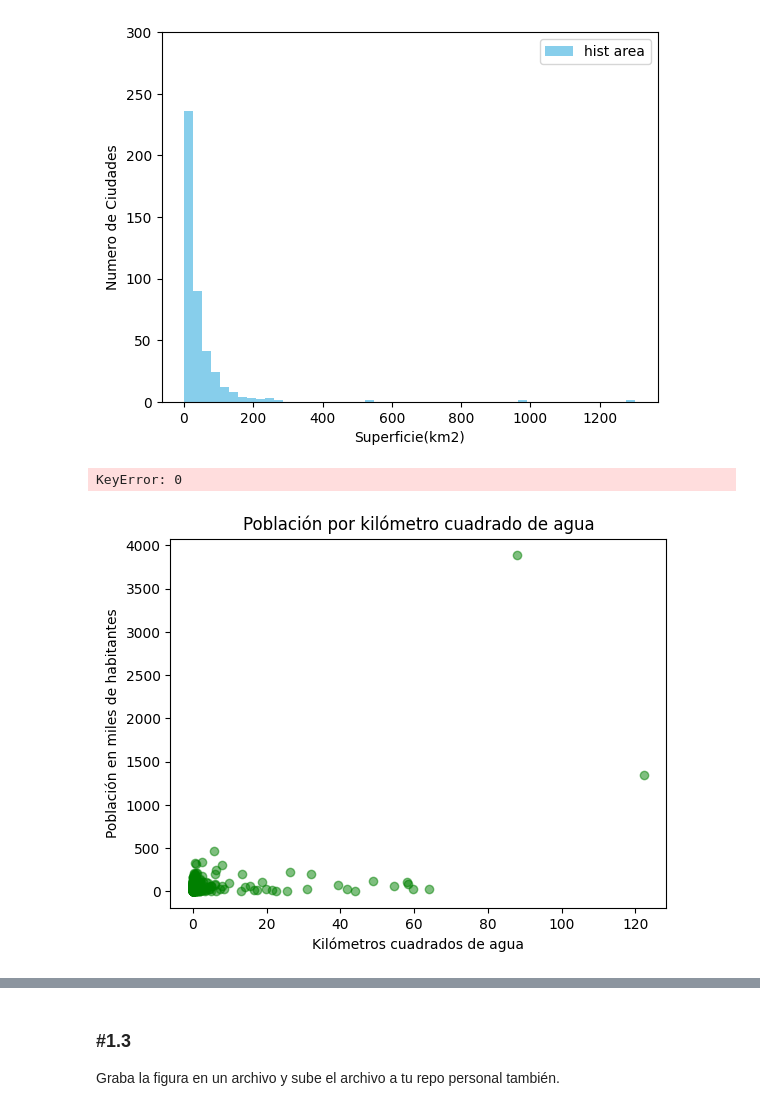
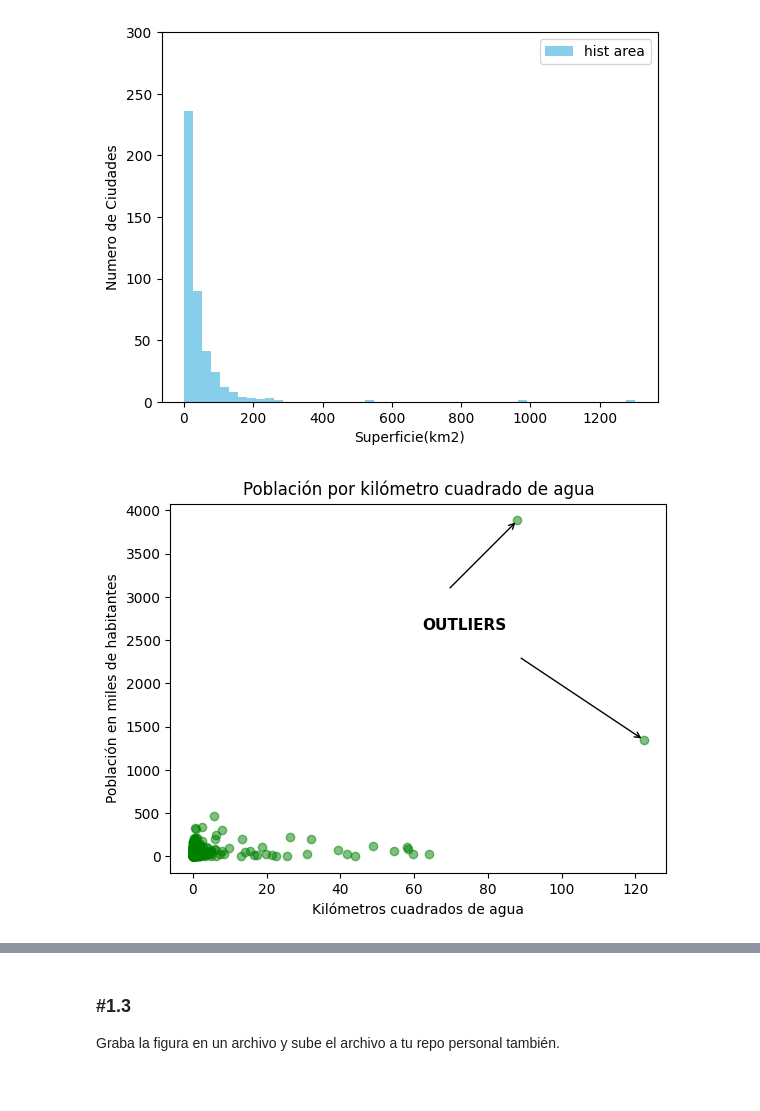
Before and after one commit to CristianZB-dev/MIS_PRACTICAS, a Jupyter notebook: 03_Analisis_de_Datos/Sprint_08/Unidad_01/Practica_Obligatoria/18_Practica_Obligatoria_Visualizacion_Basica.ipynb, the cells around one changed output, grey strips where cells are left out. Cells and saved outputs as stored; diff of their text form; code cells hidden in the pictures.

```diff
--- a/03_Analisis_de_Datos/Sprint_08/Unidad_01/Practica_Obligatoria/18_Practica_Obligatoria_Visualizacion_Basica.ipynb
+++ b/03_Analisis_de_Datos/Sprint_08/Unidad_01/Practica_Obligatoria/18_Practica_Obligatoria_Visualizacion_Basica.ipynb
@@ -140,27 +140,45 @@ plt.ylabel("Numero de Ciudades");
 # %%
 # 3º GRÁFICO -> DIPERSIÓN
 
 # DATOS
 area_de_agua_numero_habitantes = df_california.groupby("population_total")["area_water_km2"].sum().sort_values(ascending = False).reset_index()
 area_de_agua_numero_habitantes # obtenemos la superficie total de agua por cada población , o lo que es igual , por cada ciudad.
 
 # DIBUJO BASE
 
 plt.scatter(area_de_agua_numero_habitantes["area_water_km2"],
             area_de_agua_numero_habitantes["population_total"]/1000,
             color = "green",
             alpha = 0.5);
 
 plt.title("Población por kilómetro cuadrado de agua")
 plt.xlabel("Kilómetros cuadrados de agua")
 plt.ylabel("Población en miles de habitantes");
 
 # ANOTACIONES DE OUTLIERS
 
 # Primero debemos de localizar las coordenadas de los outliers. Claramente hay dos.
-x1 = area_de_agua_numero_habitantes
+x1 = area_de_agua_numero_habitantes["area_water_km2"][0] # Localizamos el outlier que tiene más área de km2 de agua
+y1 = area_de_agua_numero_habitantes["population_total"][0]/1000 # Localizamos el punto y del primer outliers # los datos base están en formato original pero para que se adapte a nuestro eje y , tenemos que diidir entre 1000
 
-coordenada_outlier_1
+x2 = area_de_agua_numero_habitantes["area_water_km2"][1] # Localizamos el outliers que está en segundo lugar en cuanto a km2 de agua.
+y2 = area_de_agua_numero_habitantes["population_total"][1]/1000 # Localizamos el punto y del segundo outliers
+
+# Los indices coindicen debido a que los datos de "area_de_agua_numero_habitantes" están ordenados de mayor a menos según "area_water_km2". De ahí que population_total[1] sea mayor que population_total[0].
+
+
+# PINTAMOS EL TEXTO "OUTLIERS" en la posición determinada donde vamos a dirigir posteriormente las flechas.
+
+x_text = x1 -60  # posición del texto en X UBICACIÓN TEXTO
+y_text = (y1 + y2) / 2 # promedio y ajustado a miles  UBICACIÓN TEXTO
+plt.text(x_text, y_text, 'OUTLIERS', fontsize=11, fontweight='bold') # la función plt.annotate no nos deja poner dos flechas por lo que tenemos que poner el texto manualmente en el gráfico y luego utilizar la función annotate para pintar las dos flechas saliendo de las coordenadas del texto.
+
+
+# PINTAMOS LAS FLECHAS
+plt.annotate("", (x1, y1), textcoords='offset points',xytext=(-90, 60),  # Como ya hemos establecido el texto con la función plt.text , ahora nos ocupamos dde poner las flechas donde tienen que ir.
+             arrowprops=dict(arrowstyle = "->",facecolor='black'))      # "x1,y1" son las coordenadas donde se va a dirigir la flecha. "xytext" queremos decir tanto la posición como el tamaño de las flechas.
+                                                                        # "arrowprops=dict(arrowstyle = "->",facecolor='black'))" establecemos tanto el estilo de la flecha como el color de esta.
+plt.annotate("", (x2, y2), textcoords='offset points', xytext=(-50, -50),
+             arrowprops=dict(arrowstyle = "->",facecolor= "black"));
 # %% [output]
-KeyError: 0
-[figure, old version]
+[figure, new version]
```
Also changed, not shown: parts of 4 cells of this notebook, 1 other file.
